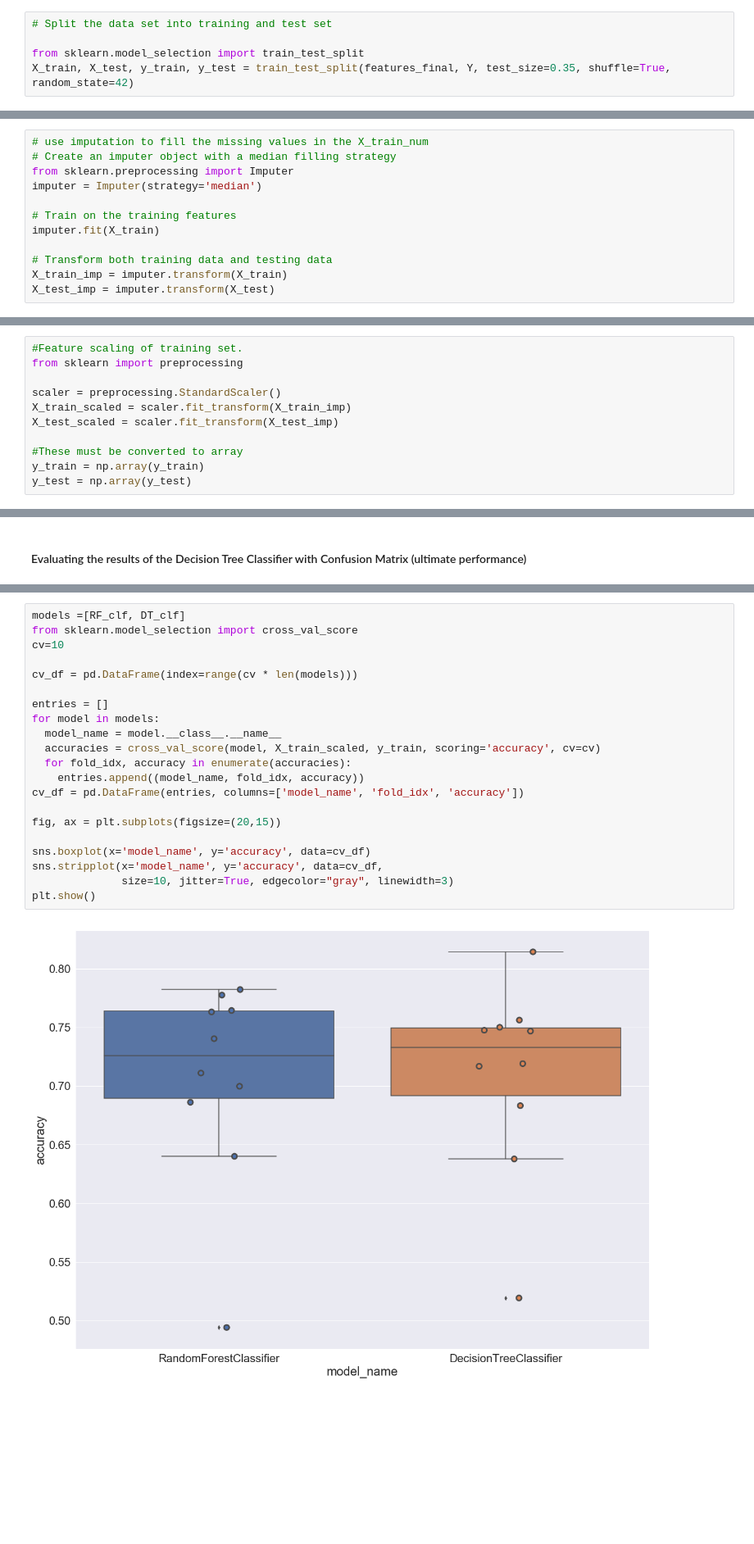
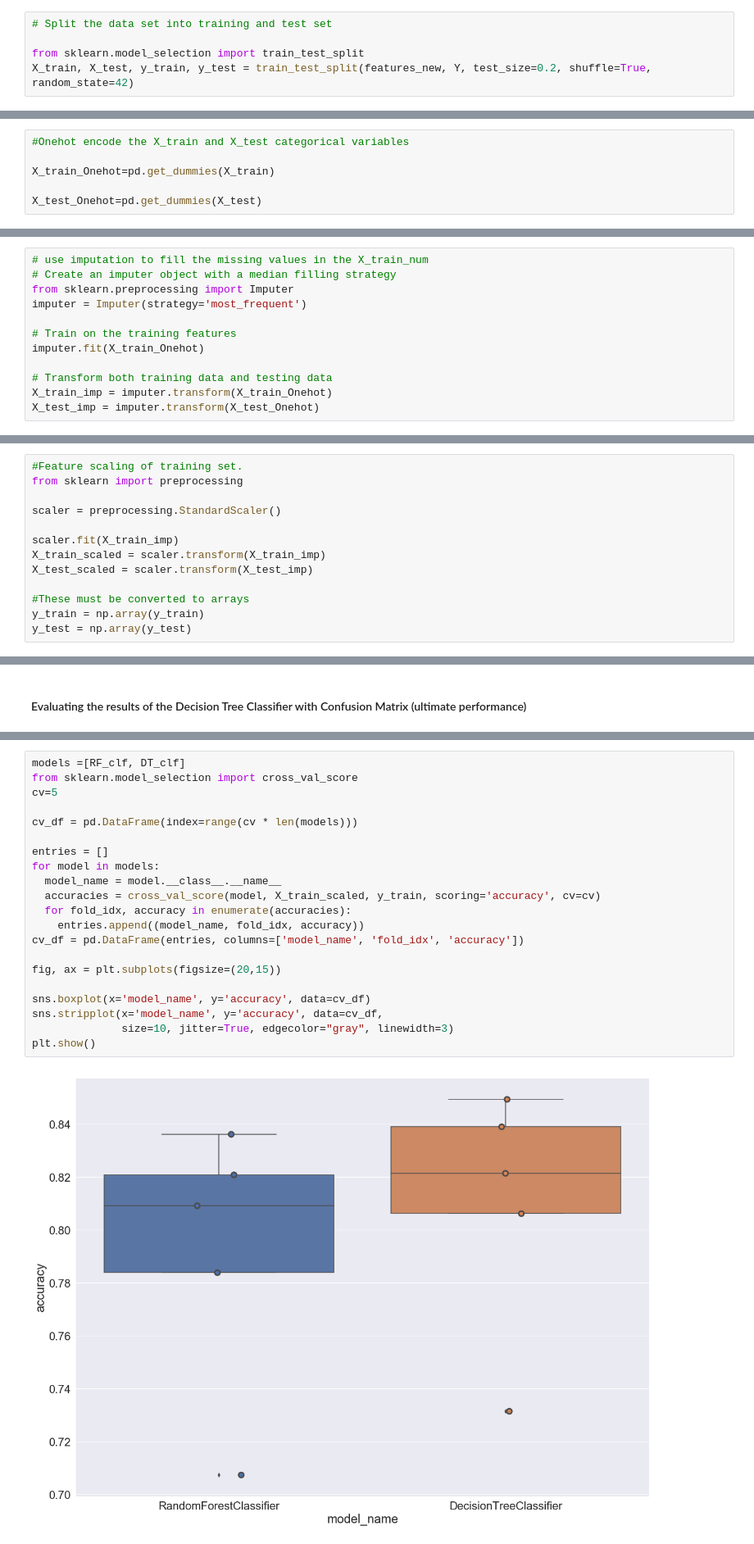
Before and after one commit to Paatosin/DS_ML, a Jupyter notebook: Classifier_for_Predicting_Group_Responsible_for_Global_Terrorism .ipynb, the cells around one changed output, grey strips where cells are left out. Shown at 82% size. Cells and saved outputs as stored; diff of their text form; blank space fills up the shorter version.

```diff
--- a/Classifier_for_Predicting_Group_Responsible_for_Global_Terrorism .ipynb
+++ b/Classifier_for_Predicting_Group_Responsible_for_Global_Terrorism .ipynb
@@ -485,4 +583,4 @@ features_final = pd.get_dummies(features_new)
 # Split the data set into training and test set
 
 from sklearn.model_selection import train_test_split
-X_train, X_test, y_train, y_test = train_test_split(features_final, Y, test_size=0.35, shuffle=True, random_state=42)
+X_train, X_test, y_train, y_test = train_test_split(features_new, Y, test_size=0.2, shuffle=True, random_state=42)
@@ -488,0 +591,6 @@ X_train, X_test, y_train, y_test = train_test_split(features_final, Y, test_size
+# %%
+#Onehot encode the X_train and X_test categorical variables
+
+X_train_Onehot=pd.get_dummies(X_train)
+
+X_test_Onehot=pd.get_dummies(X_test)
@@ -490,14 +631,14 @@ X_train, X_test, y_train, y_test = train_test_split(features_final, Y, test_size
 # use imputation to fill the missing values in the X_train_num
 # Create an imputer object with a median filling strategy
 from sklearn.preprocessing import Imputer
-imputer = Imputer(strategy='median')
+imputer = Imputer(strategy='most_frequent')
 
 # Train on the training features
-imputer.fit(X_train)
+imputer.fit(X_train_Onehot)
 
 # Transform both training data and testing data
-X_train_imp = imputer.transform(X_train)
-X_test_imp = imputer.transform(X_test)
+X_train_imp = imputer.transform(X_train_Onehot)
+X_test_imp = imputer.transform(X_test_Onehot)
 # %%
 X_train_imp=pd.DataFrame(X_train_imp)
 
@@ -515,10 +658,12 @@ X_train_imp.head()
 from sklearn import preprocessing
 
 scaler = preprocessing.StandardScaler()
-X_train_scaled = scaler.fit_transform(X_train_imp)
-X_test_scaled = scaler.fit_transform(X_test_imp)
 
-#These must be converted to array
+scaler.fit(X_train_imp)
+X_train_scaled = scaler.transform(X_train_imp)
+X_test_scaled = scaler.transform(X_test_imp)
+
+#These must be converted to arrays
 y_train = np.array(y_train)
 y_test = np.array(y_test)
 # %% [markdown]
@@ -646,26 +789,26 @@ Time spent in creating model (minutes):  10.965396364529928
 # %%
 models =[RF_clf, DT_clf]
 from sklearn.model_selection import cross_val_score
-cv=10
+cv=5
 
 cv_df = pd.DataFrame(index=range(cv * len(models)))
 
 entries = []
 for model in models:
   model_name = model.__class__.__name__
   accuracies = cross_val_score(model, X_train_scaled, y_train, scoring='accuracy', cv=cv)
   for fold_idx, accuracy in enumerate(accuracies):
     entries.append((model_name, fold_idx, accuracy))
 cv_df = pd.DataFrame(entries, columns=['model_name', 'fold_idx', 'accuracy'])
 
 fig, ax = plt.subplots(figsize=(20,15))
 
 sns.boxplot(x='model_name', y='accuracy', data=cv_df)
 sns.stripplot(x='model_name', y='accuracy', data=cv_df,
               size=10, jitter=True, edgecolor="gray", linewidth=3)
 plt.show()
 # %% [output]
-[figure, old version]
+[figure, new version]
 # %% [markdown]
 # Model Selection
 
```
Also changed, not shown: parts of 132 cells of this notebook, 4 other files.
